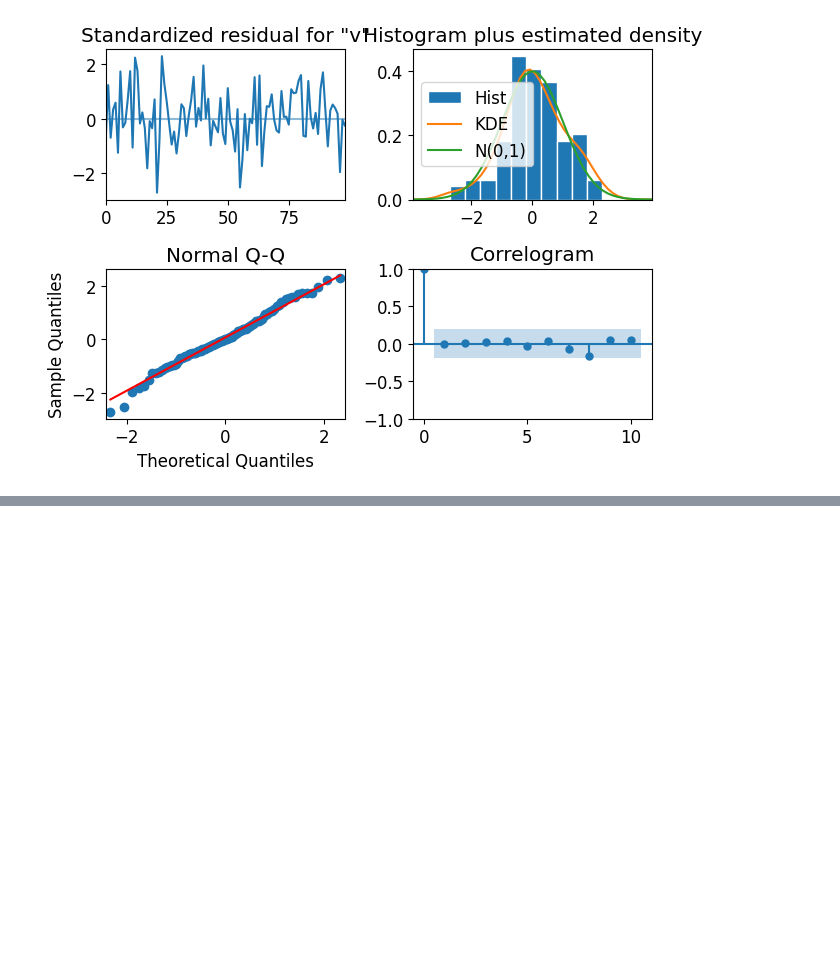
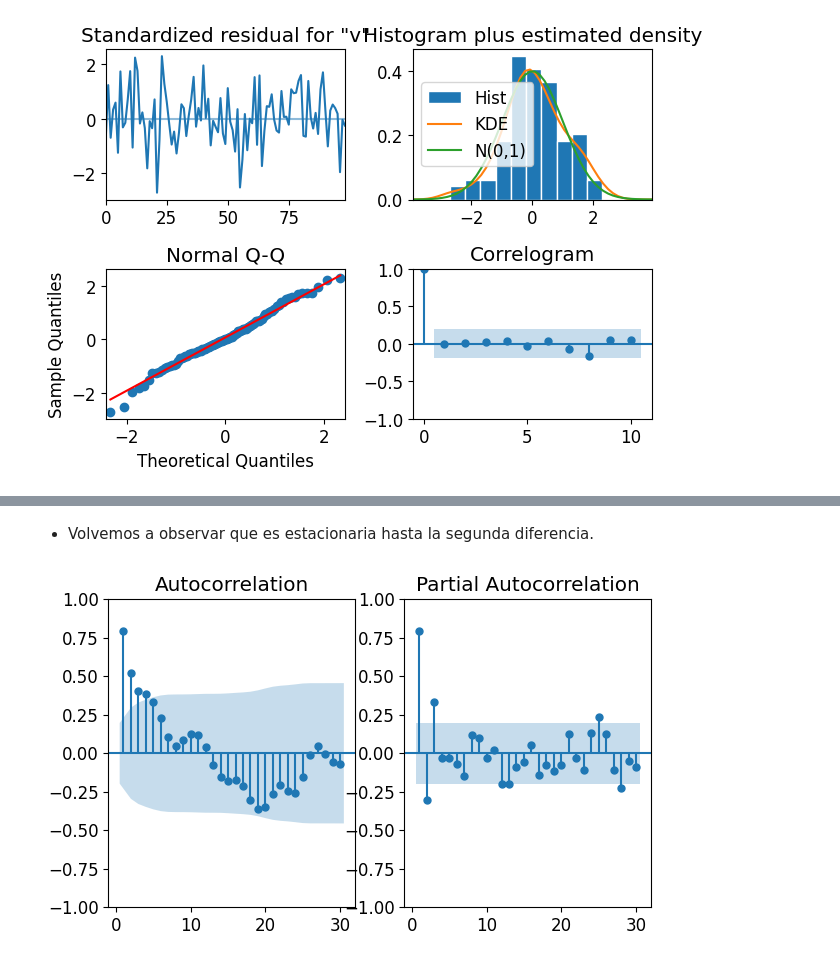
Before and after one commit to JavierFigueroa21/Tarea_2_RAJuarez_JAFigueroa, a Jupyter notebook: Tarea2.ipynb, the cells around one changed output, grey strips where cells are left out. Cells and saved outputs as stored; diff of their text form; code cells hidden in the pictures; blank space fills up the shorter version.

```diff
--- a/Tarea2.ipynb
+++ b/Tarea2.ipynb
@@ -696,0 +695,9 @@ plt.tight_layout();
+# %%
+# Necesitaremos las librerias para normalizar los datos
+#from sklearn import preprocessing
+from sklearn.preprocessing import MinMaxScaler
+#data_s = 'values'
+scaler = MinMaxScaler()
+data_scaled = data.copy()  # Creamos una copia para no modificar el DataFrame original
+data_scaled['values'] = scaler.fit_transform(data[['values']])
+data_scaled.head()
@@ -696,0 +728,5 @@ plt.tight_layout();
+# %%
+# Primera
+diff1_values_s = data_scaled.diff().dropna()
+print('ADF para derivada primer orden...\n')
+adf_test(diff1_values_s)
@@ -696,0 +765,19 @@ plt.tight_layout();
+# %% [markdown]
+- Volvemos a observar que es estacionaria hasta la segunda diferencia.
+# %%
+# 1. Graficar ACF y PACF
+def plot_acf_pacf(data_scaled, kwargs=dict()):
+    f = plt.figure(figsize=(7,4))
+
+    ax1 = f.add_subplot(121)
+
+    plot_acf(data_scaled, zero=False, ax=ax1, **kwargs)
+
+    ax2 = f.add_subplot(122)
+    plot_pacf(data_scaled, zero=False, ax=ax2, method='ols', **kwargs)
+
+    plt.show()
+
+plot_acf_pacf(diff1_values_s, {'lags':30})
+# %% [output]
+[figure, added]
```
Also changed, not shown: parts of 53 cells of this notebook.
